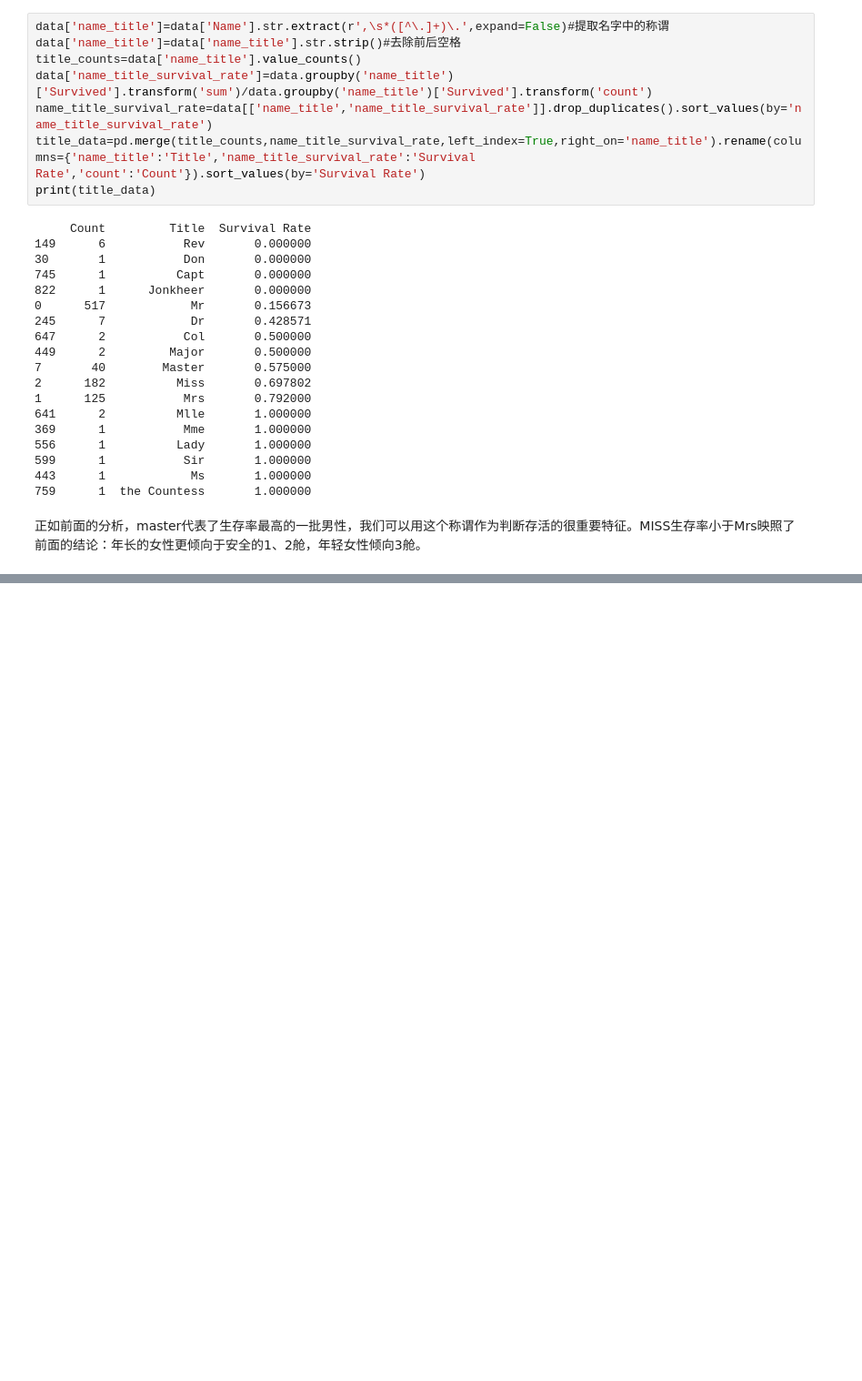
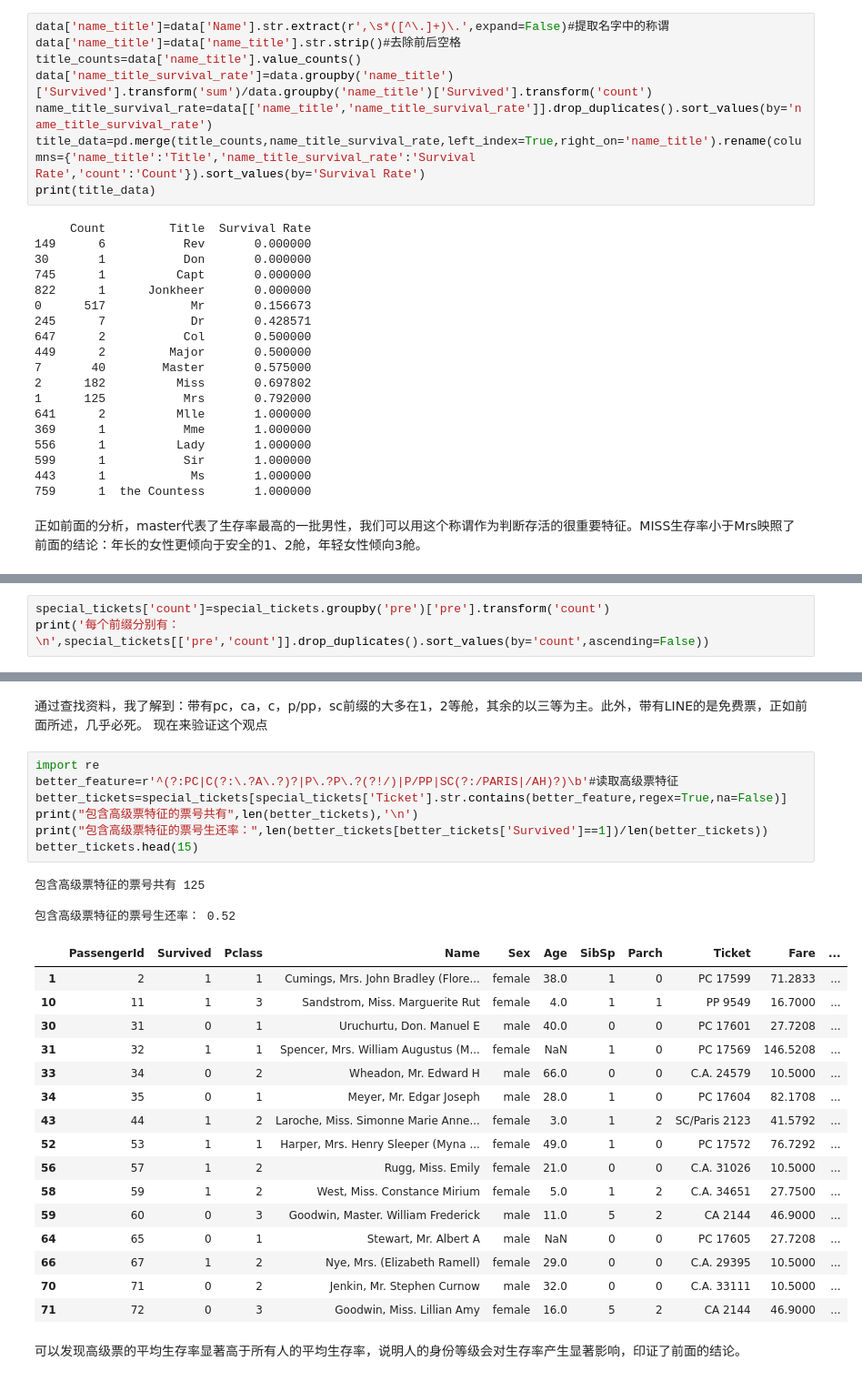
Before and after one commit to yjcyjjc/Titanic-MachineLearning-Project, a Jupyter notebook: EDA.ipynb, the cells around one changed output, grey strips where cells are left out. Shown at 91% size. Cells and saved outputs as stored; diff of their text form; blank space fills up the shorter version.

```diff
--- a/EDA.ipynb
+++ b/EDA.ipynb
@@ -631,0 +686,3 @@ print(title_data)
+# %%
+special_tickets['count']=special_tickets.groupby('pre')['pre'].transform('count')
+print('每个前缀分别有：\n',special_tickets[['pre','count']].drop_duplicates().sort_values(by='count',ascending=False))
@@ -631,0 +707,32 @@ print(title_data)
+# %% [markdown]
+通过查找资料，我了解到：带有pc，ca，c，p/pp，sc前缀的大多在1，2等舱，其余的以三等为主。此外，带有LINE的是免费票，正如前面所述，几乎必死。
+现在来验证这个观点
+# %%
+import re
+better_feature=r'^(?:PC|C(?:\.?A\.?)?|P\.?P\.?(?!/)|P/PP|SC(?:/PARIS|/AH)?)\b'#读取高级票特征
+better_tickets=special_tickets[special_tickets['Ticket'].str.contains(better_feature,regex=True,na=False)]
+print("包含高级票特征的票号共有",len(better_tickets),'\n')
+print("包含高级票特征的票号生还率：",len(better_tickets[better_tickets['Survived']==1])/len(better_tickets))
+better_tickets.head(15)
+# %% [output]
+包含高级票特征的票号共有 125
+
+包含高级票特征的票号生还率： 0.52
+|  | PassengerId | Survived | Pclass | Name | Sex | Age | SibSp | Parch | Ticket | Fare | ... |
+| 1 | 2 | 1 | 1 | Cumings, Mrs. John Bradley (Flore... | female | 38.0 | 1 | 0 | PC 17599 | 71.2833 | ... |
+| 10 | 11 | 1 | 3 | Sandstrom, Miss. Marguerite Rut | female | 4.0 | 1 | 1 | PP 9549 | 16.7000 | ... |
+| 30 | 31 | 0 | 1 | Uruchurtu, Don. Manuel E | male | 40.0 | 0 | 0 | PC 17601 | 27.7208 | ... |
+| 31 | 32 | 1 | 1 | Spencer, Mrs. William Augustus (M... | female | NaN | 1 | 0 | PC 17569 | 146.5208 | ... |
+| 33 | 34 | 0 | 2 | Wheadon, Mr. Edward H | male | 66.0 | 0 | 0 | C.A. 24579 | 10.5000 | ... |
+| 34 | 35 | 0 | 1 | Meyer, Mr. Edgar Joseph | male | 28.0 | 1 | 0 | PC 17604 | 82.1708 | ... |
+| 43 | 44 | 1 | 2 | Laroche, Miss. Simonne Marie Anne... | female | 3.0 | 1 | 2 | SC/Paris 2123 | 41.5792 | ... |
+| 52 | 53 | 1 | 1 | Harper, Mrs. Henry Sleeper (Myna ... | female | 49.0 | 1 | 0 | PC 17572 | 76.7292 | ... |
+| 56 | 57 | 1 | 2 | Rugg, Miss. Emily | female | 21.0 | 0 | 0 | C.A. 31026 | 10.5000 | ... |
+| 58 | 59 | 1 | 2 | West, Miss. Constance Mirium | female | 5.0 | 1 | 2 | C.A. 34651 | 27.7500 | ... |
+| 59 | 60 | 0 | 3 | Goodwin, Master. William Frederick | male | 11.0 | 5 | 2 | CA 2144 | 46.9000 | ... |
+| 64 | 65 | 0 | 1 | Stewart, Mr. Albert A | male | NaN | 0 | 0 | PC 17605 | 27.7208 | ... |
+| 66 | 67 | 1 | 2 | Nye, Mrs. (Elizabeth Ramell) | female | 29.0 | 0 | 0 | C.A. 29395 | 10.5000 | ... |
+| 70 | 71 | 0 | 2 | Jenkin, Mr. Stephen Curnow | male | 32.0 | 0 | 0 | C.A. 33111 | 10.5000 | ... |
+| 71 | 72 | 0 | 3 | Goodwin, Miss. Lillian Amy | female | 16.0 | 5 | 2 | CA 2144 | 46.9000 | ... |
+# %% [markdown]
+可以发现高级票的平均生存率显著高于所有人的平均生存率，说明人的身份等级会对生存率产生显著影响，印证了前面的结论。
```
Also changed, not shown: parts of 9 cells of this notebook.
